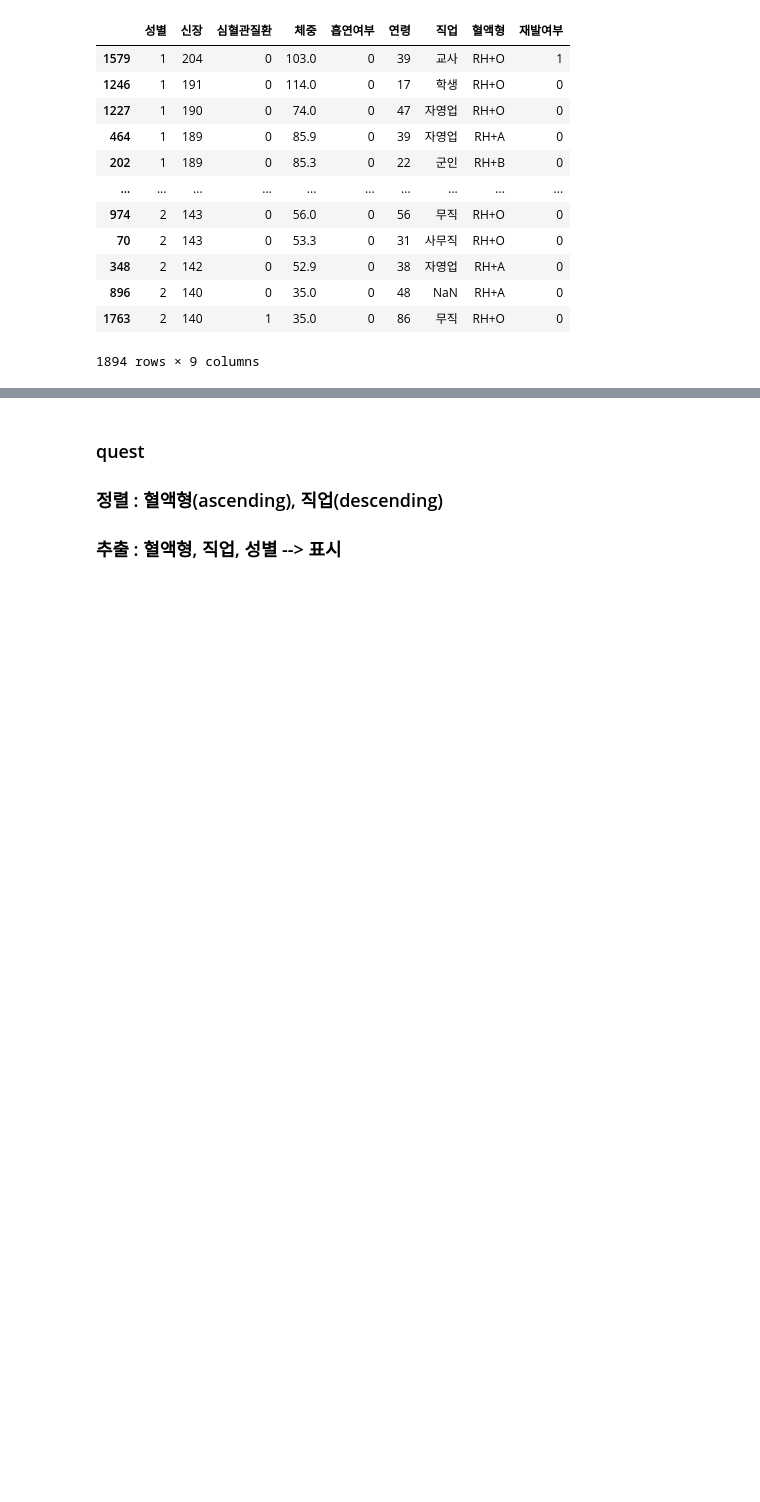
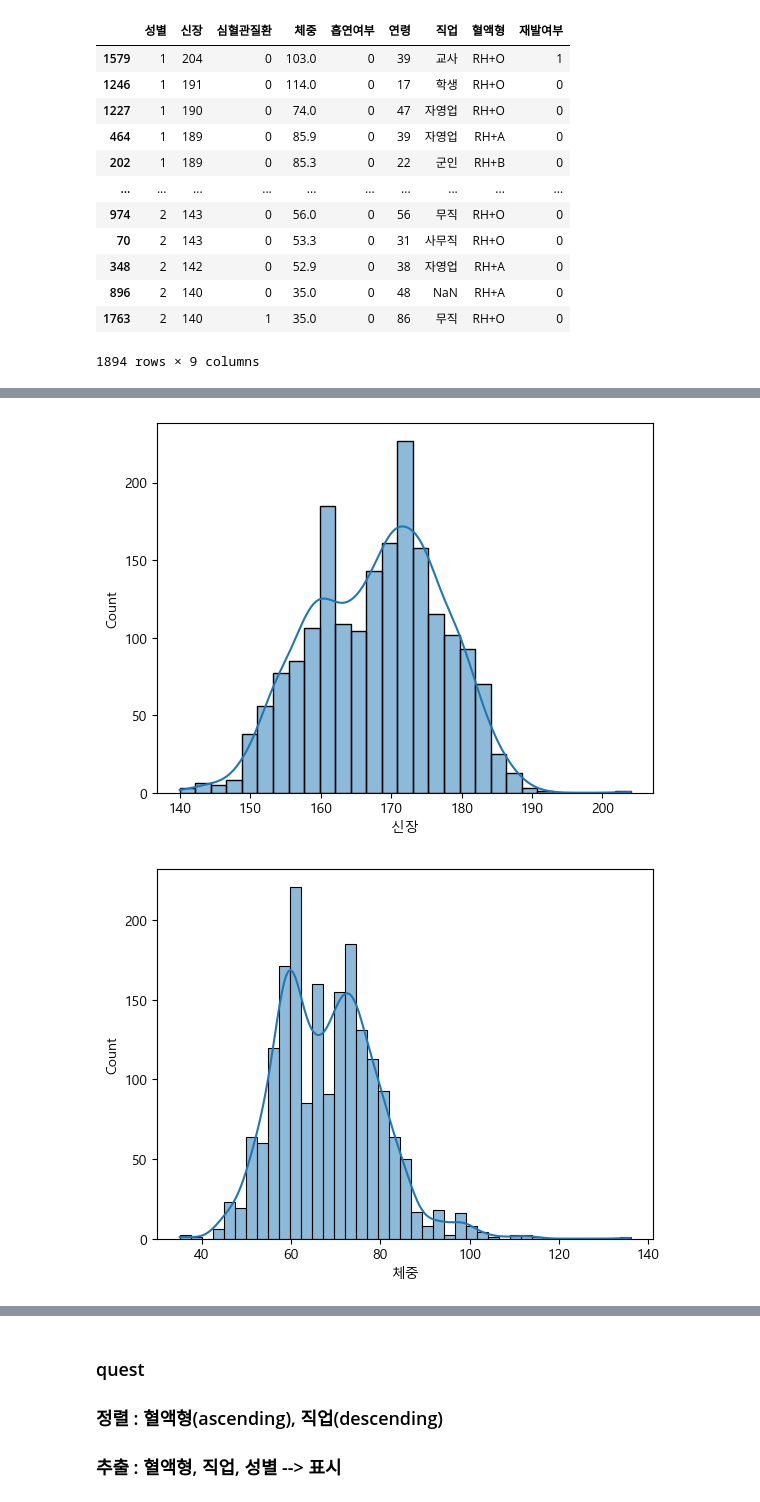
Before and after one commit to estskyway/study_data_analytics, a Jupyter notebook: codes/DDA/RecurrenceOfSurgery_DDA.ipynb, the cells around one changed output, grey strips where cells are left out. Cells and saved outputs as stored; diff of their text form; code cells hidden in the pictures; blank space fills up the shorter version.

```diff
--- a/codes/DDA/RecurrenceOfSurgery_DDA.ipynb
+++ b/codes/DDA/RecurrenceOfSurgery_DDA.ipynb
@@ -158,0 +219,2 @@ df_ROS_forpatient.sort_values(by=['신장', '체중'], ascending=[False, False])
+# %%
+continues_list = df_ROS_forpatient.describe().columns.to_list()
@@ -158,0 +223,7 @@ df_ROS_forpatient.sort_values(by=['신장', '체중'], ascending=[False, False])
+# %%
+for continues in continues_list :
+    sns.histplot(data=df_ROS_forpatient, x=continues, kde=True)
+    plt.show()
+# %% [output]
+[figure, added]
+[figure, added]
```
Also changed, not shown: parts of 15 cells of this notebook, 4 other files.
